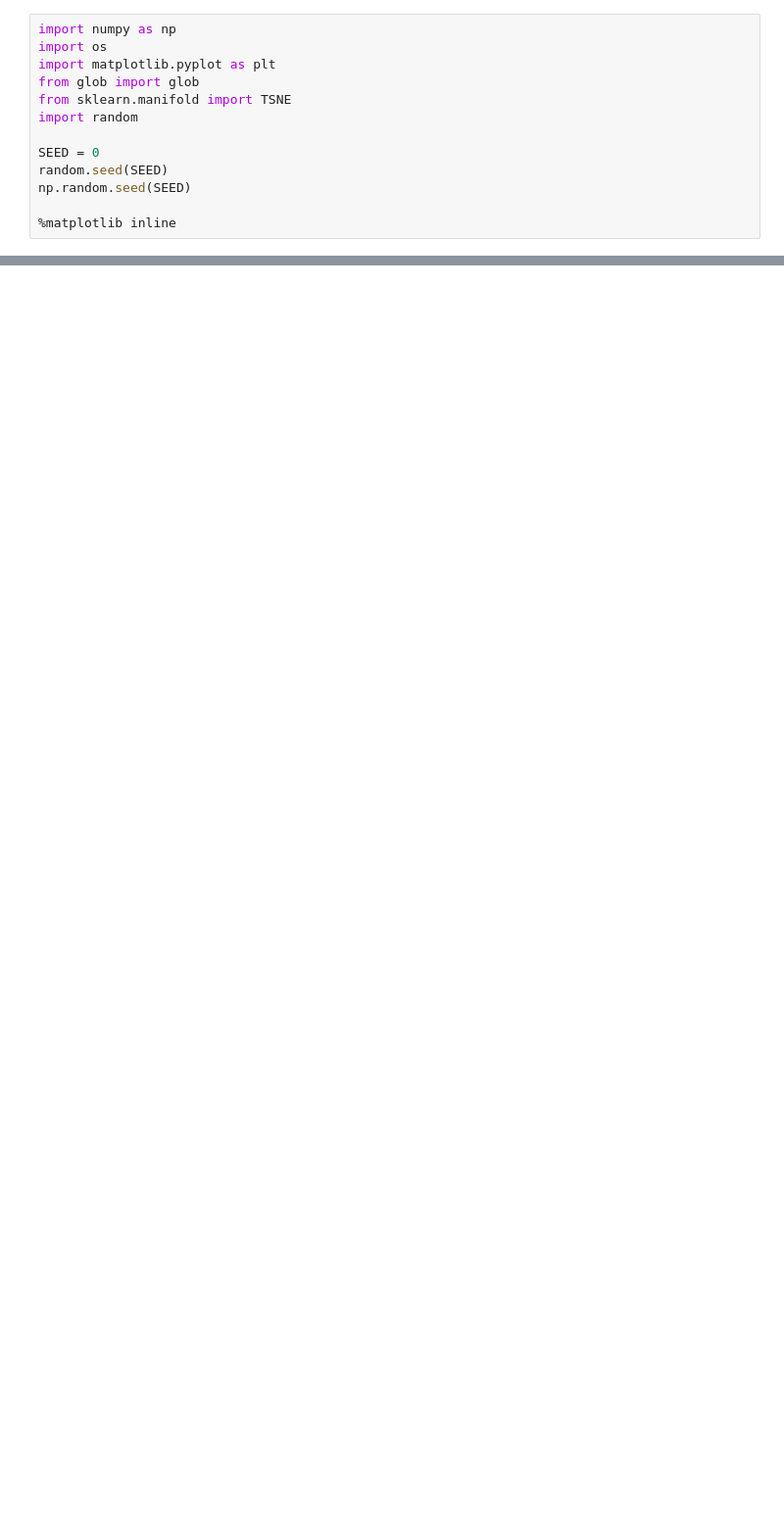
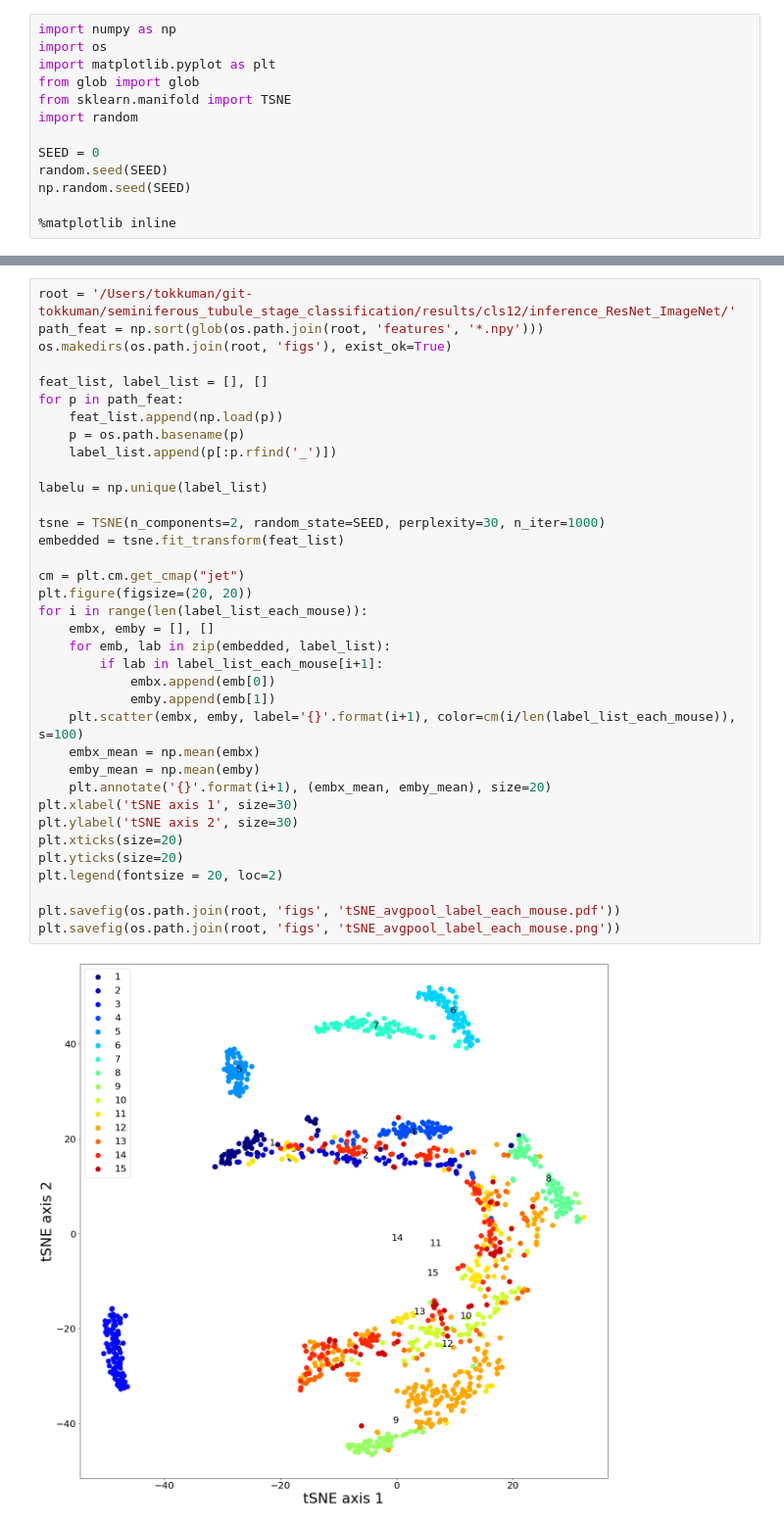
Before and after one commit to funalab/STSP, a Jupyter notebook: notebooks/feature_analysis.ipynb, the cells around one changed output, grey strips where cells are left out. Shown at 98% size. Cells and saved outputs as stored; diff of their text form; blank space fills up the shorter version.

Commit message:
updated notebook for analysis features of each mouse

```diff
--- a/notebooks/feature_analysis.ipynb
+++ b/notebooks/feature_analysis.ipynb
@@ -121,0 +156,38 @@ plt.savefig(os.path.join(root, 'figs', 'tSNE_avgpool_label_day.pdf'))
+# %%
+root = '/Users/tokkuman/git-tokkuman/seminiferous_tubule_stage_classification/results/cls12/inference_ResNet_ImageNet/'
+path_feat = np.sort(glob(os.path.join(root, 'features', '*.npy')))
+os.makedirs(os.path.join(root, 'figs'), exist_ok=True)
+
+feat_list, label_list = [], []
+for p in path_feat:
+    feat_list.append(np.load(p))
+    p = os.path.basename(p)
+    label_list.append(p[:p.rfind('_')])
+
+labelu = np.unique(label_list)
+
+tsne = TSNE(n_components=2, random_state=SEED, perplexity=30, n_iter=1000)
+embedded = tsne.fit_transform(feat_list)
+
+cm = plt.cm.get_cmap("jet")
+plt.figure(figsize=(20, 20))
+for i in range(len(label_list_each_mouse)):
+    embx, emby = [], []
+    for emb, lab in zip(embedded, label_list):
+        if lab in label_list_each_mouse[i+1]:
+            embx.append(emb[0])
+            emby.append(emb[1])
+    plt.scatter(embx, emby, label='{}'.format(i+1), color=cm(i/len(label_list_each_mouse)), s=100)
+    embx_mean = np.mean(embx)
+    emby_mean = np.mean(emby)
+    plt.annotate('{}'.format(i+1), (embx_mean, emby_mean), size=20)
+plt.xlabel('tSNE axis 1', size=30)
+plt.ylabel('tSNE axis 2', size=30)
+plt.xticks(size=20)
+plt.yticks(size=20)
+plt.legend(fontsize = 20, loc=2)
+
+plt.savefig(os.path.join(root, 'figs', 'tSNE_avgpool_label_each_mouse.pdf'))
+plt.savefig(os.path.join(root, 'figs', 'tSNE_avgpool_label_each_mouse.png'))
+# %% [output]
+[figure, added]
```
Also changed, not shown: parts of 7 cells of this notebook.
